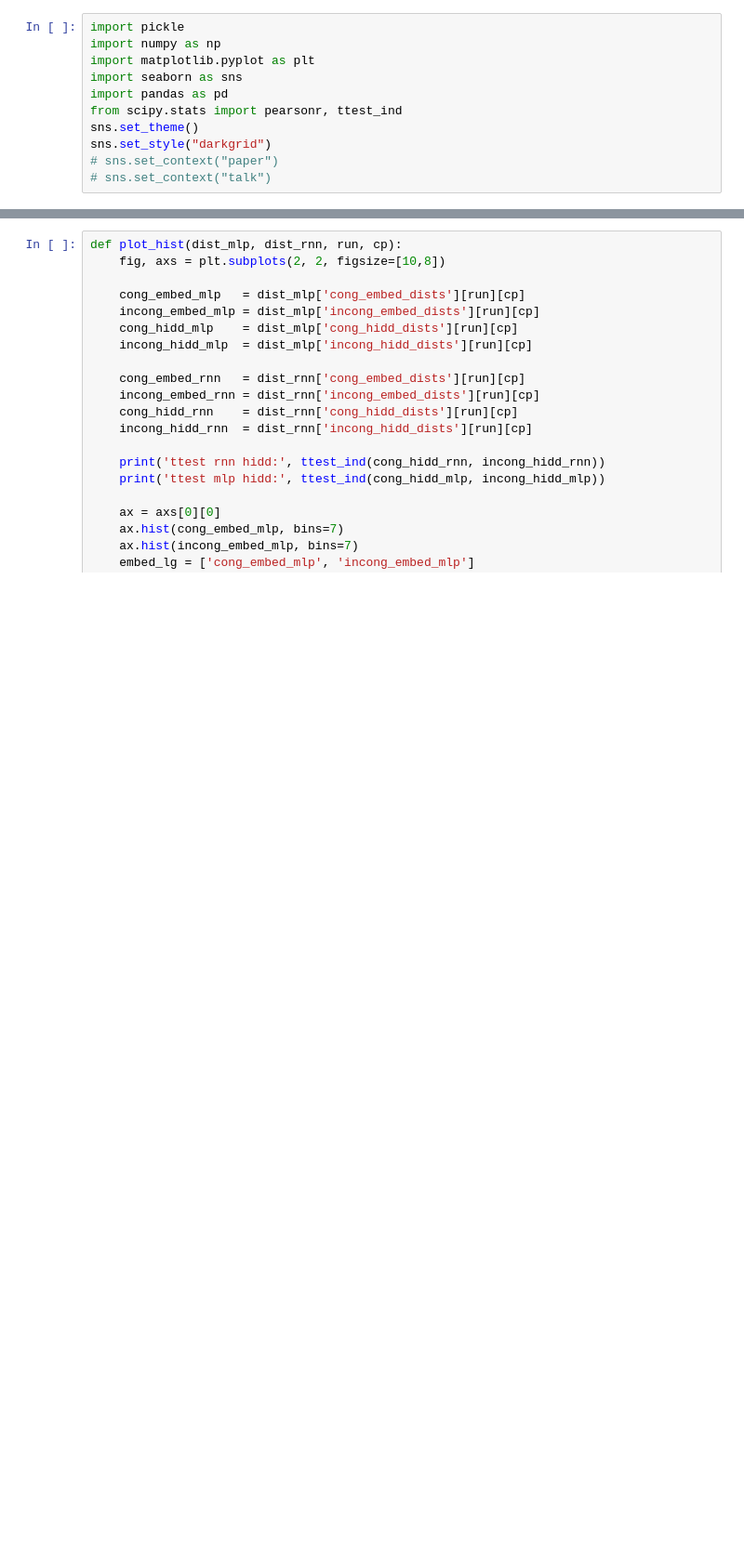
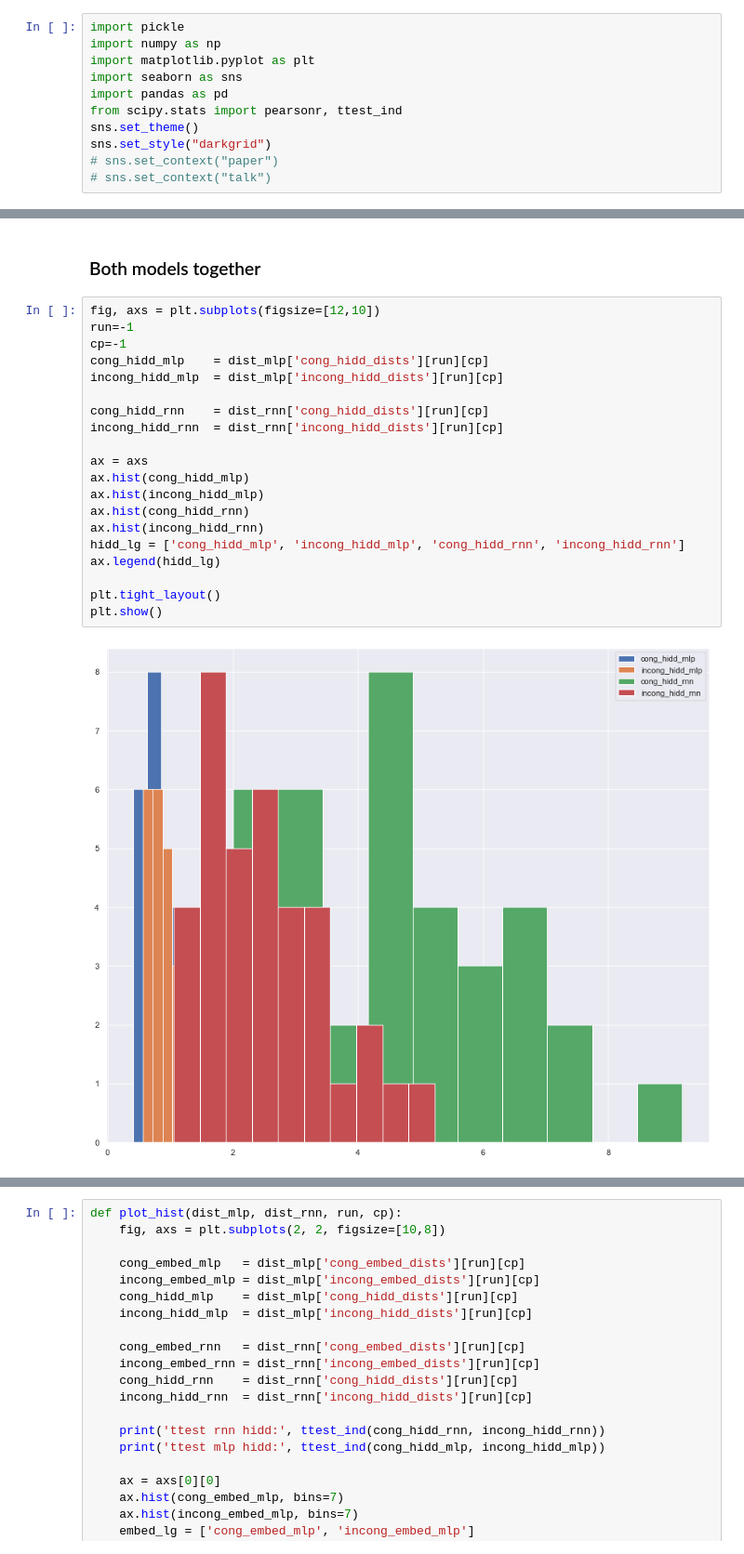
Before and after one commit to MaryZolfaghar/WCSLS, a Jupyter notebook: notebooks/results_hist.ipynb, the cells around one changed output, grey strips where cells are left out. Shown at 93% size. Drawn from its saved outputs; the diff is of its cells as text; blank space fills up the shorter version.

```diff
--- a/notebooks/results_hist.ipynb
+++ b/notebooks/results_hist.ipynb
@@ -20,0 +78,24 @@ dist_rnn = rnn_results['dist_results']
+# %% [markdown]
+### Both models together
+# %%
+fig, axs = plt.subplots(figsize=[12,10])
+run=-1
+cp=-1
+cong_hidd_mlp    = dist_mlp['cong_hidd_dists'][run][cp]
+incong_hidd_mlp  = dist_mlp['incong_hidd_dists'][run][cp]
+
+cong_hidd_rnn    = dist_rnn['cong_hidd_dists'][run][cp]
+incong_hidd_rnn  = dist_rnn['incong_hidd_dists'][run][cp]
+
+ax = axs
+ax.hist(cong_hidd_mlp)
+ax.hist(incong_hidd_mlp)
+ax.hist(cong_hidd_rnn)
+ax.hist(incong_hidd_rnn)
+hidd_lg = ['cong_hidd_mlp', 'incong_hidd_mlp', 'cong_hidd_rnn', 'incong_hidd_rnn']
+ax.legend(hidd_lg)
+
+plt.tight_layout()
+plt.show()
+# %% [output]
+[figure, added]
```
Also changed, not shown: parts of 6 cells of this notebook, 21 other files.
